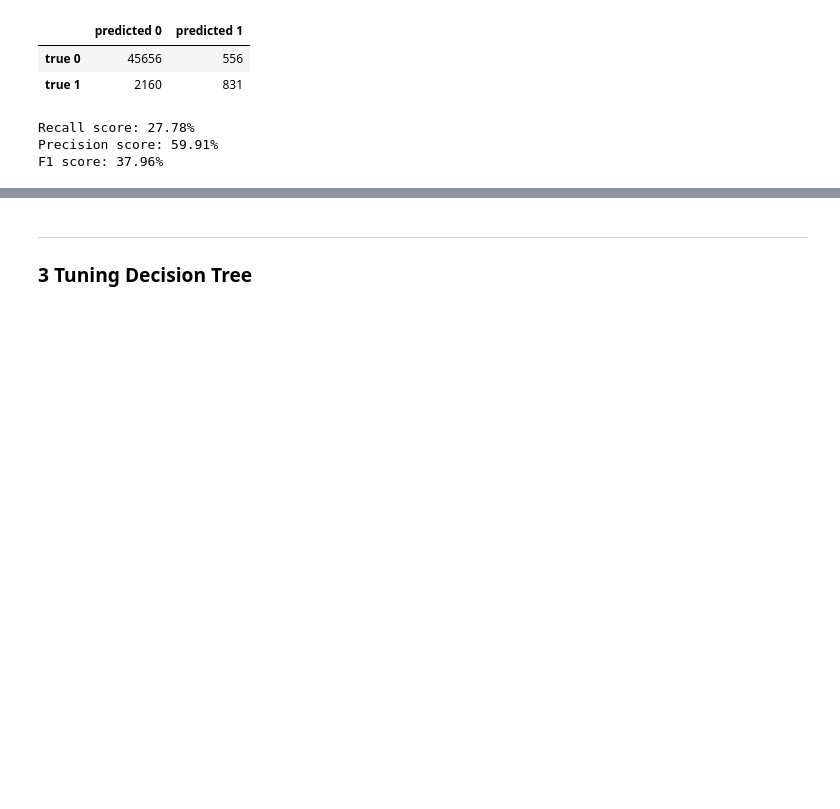
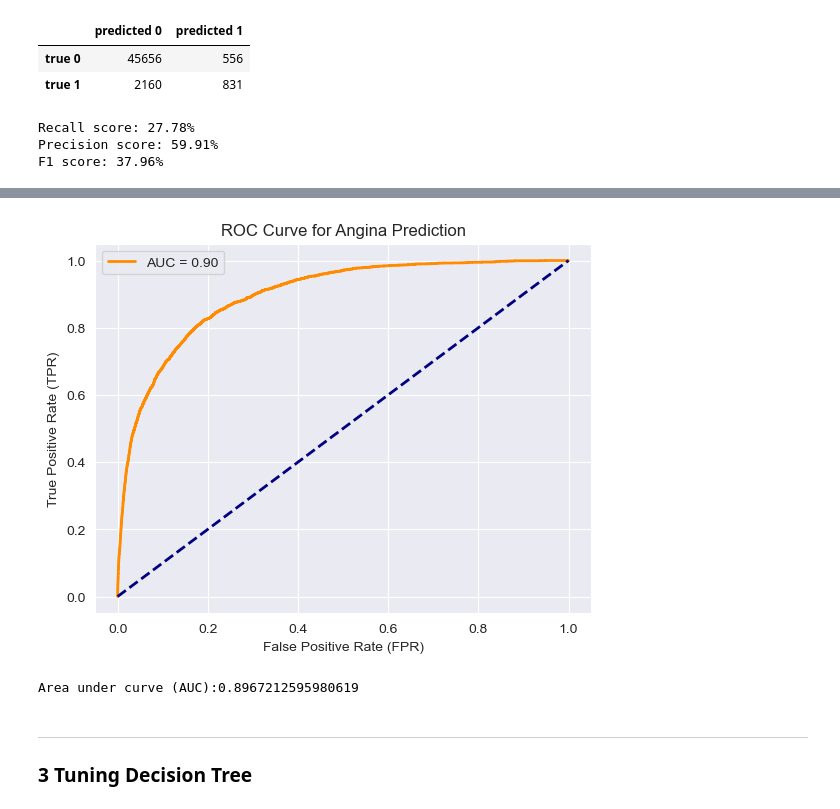
Before and after one commit to Tasnimacj/Capstone_Heart_Prediction, a Jupyter notebook: notebooks/04-modelling-no-pca.ipynb, the cells around one changed output, grey strips where cells are left out. Saved outputs shown, nothing was run; the diff lists cells and outputs as text; code cells hidden in the pictures; blank space fills up the shorter version.

```diff
--- a/notebooks/04-modelling-no-pca.ipynb
+++ b/notebooks/04-modelling-no-pca.ipynb
@@ -259,0 +272,17 @@ Our decided best logistic regression model is performing worse than our baseline
+# %%
+y_proba = fittedgrid_lr.best_estimator_.predict_proba(X_test)[:,1]
+
+# precision and recall for default (0.5) cut-off
+y_threshold = np.where(y_proba > 0.5, 1, 0)
+
+print("Threshold of 0.5:")
+print(f"Precision score: {precision_score(y_test, y_threshold)}")
+print(f"Recall score: {recall_score(y_test, y_threshold)}",'\n')
+
+
+# higher cut-off (0.8)
+y_threshold = np.where(y_proba > 0.8, 1, 0)
+
+print("Threshold of 0.8:")
+print(f"Precision score: {precision_score(y_test, y_threshold)}")
+print(f"Recall score: {recall_score(y_test, y_threshold)}")
@@ -260,3 +297,27 @@ Our decided best logistic regression model is performing worse than our baseline
+# %%
+from sklearn.metrics import roc_curve, roc_auc_score # template block of code
+
+fprs, tprs, thresholds = roc_curve(y_test, y_proba)
+roc_auc = roc_auc_score(y_test, y_proba)
+
+plt.figure()
+plt.plot(fprs, tprs, color='darkorange',
+         lw=2, label='AUC = %0.2f' % roc_auc)
+plt.plot([0, 1], [0, 1], color='navy', lw=2, linestyle='--')
+plt.xlabel('False Positive Rate (FPR)')
+plt.ylabel('True Positive Rate (TPR)')
+plt.title('ROC Curve for Angina Prediction')
+plt.legend(loc="best")
+plt.show()
+
+print(f'Area under curve (AUC):{roc_auc}')
+print()
+
+
+## Code block sourced from Brainstation Model Evaluation notebook
+# %% [output]
+[figure, added]
+Area under curve (AUC):0.8967212595980619
 # %% [markdown]
 ___
 
```
Also changed, not shown: parts of 41 cells of this notebook, 2 other files.
